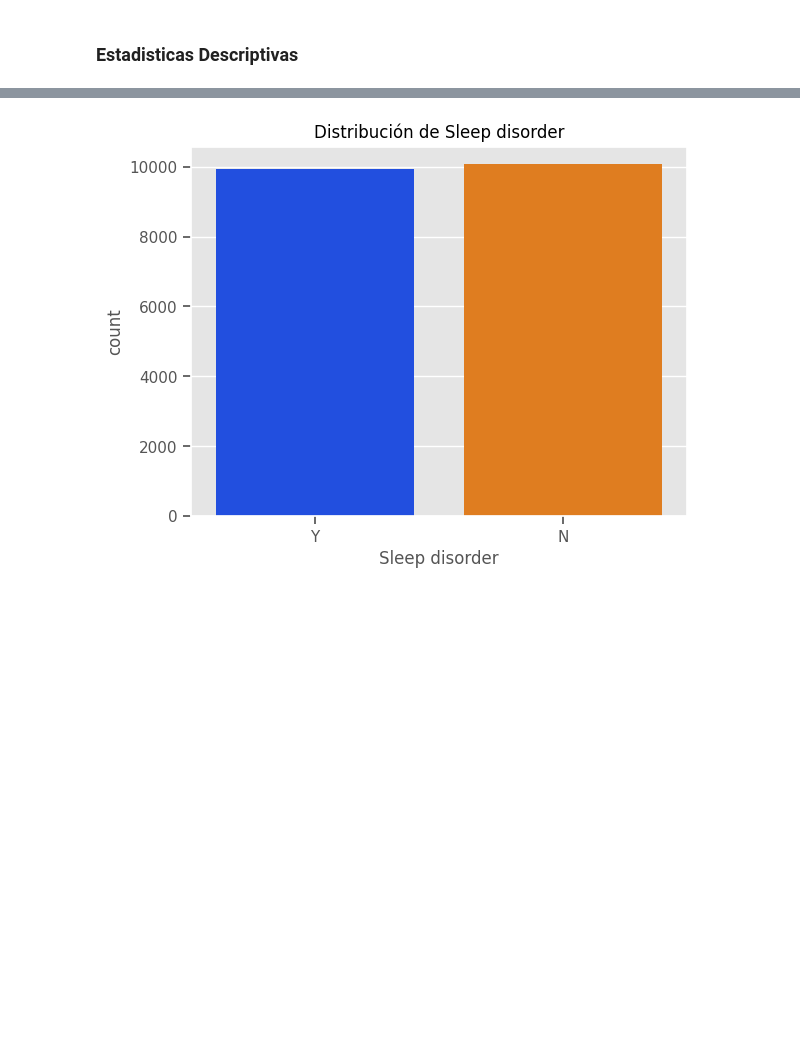
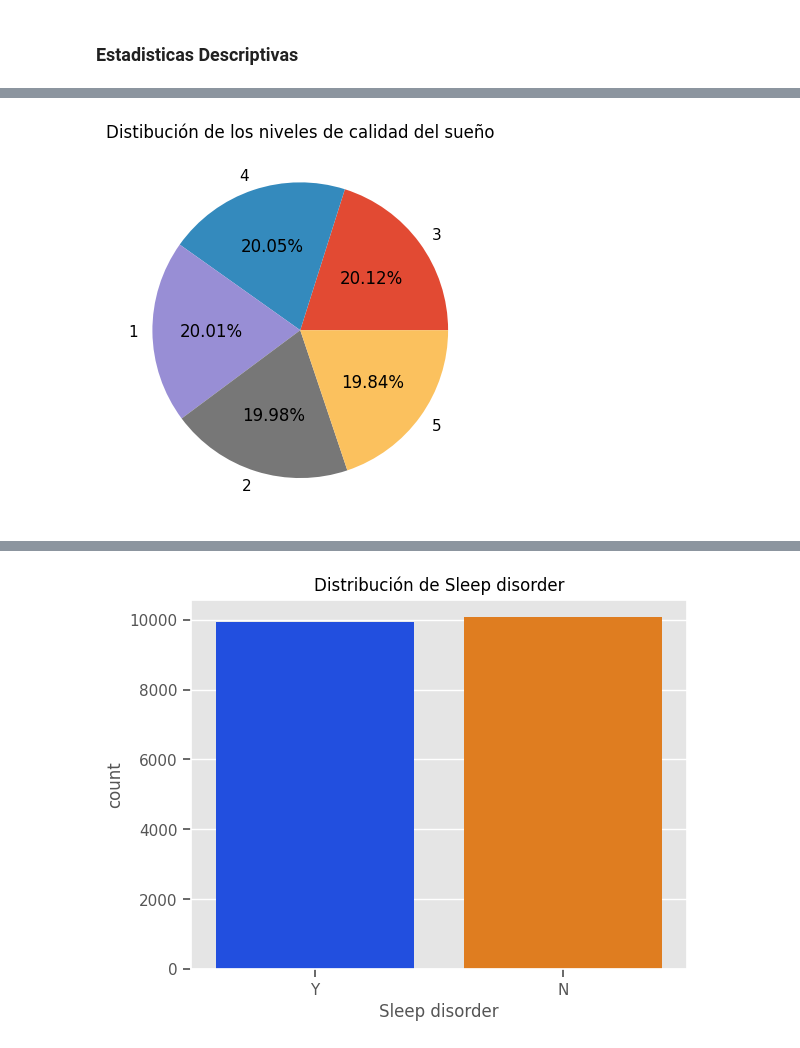
Before and after one commit to Jonkkeyler333/Deteccion_sindrome_ojo_seco, a Jupyter notebook: main.ipynb, the cells around one changed output, grey strips where cells are left out. Drawn from its saved outputs; the diff is of its cells as text; code cells hidden in the pictures; blank space fills up the shorter version.

```diff
--- a/main.ipynb
+++ b/main.ipynb
@@ -112 +111,8 @@ plt.show()
+# %%
+sleep=df['Sleep quality'].value_counts()
+plt.pie(sleep.values,labels=sleep.index,autopct='%1.2f%%')
+plt.title('Distibución de los niveles de calidad del sueño')
+plt.show()
+# %% [output]
+[figure, added]
 # %%
```
Also changed, not shown: parts of 10 cells of this notebook.
